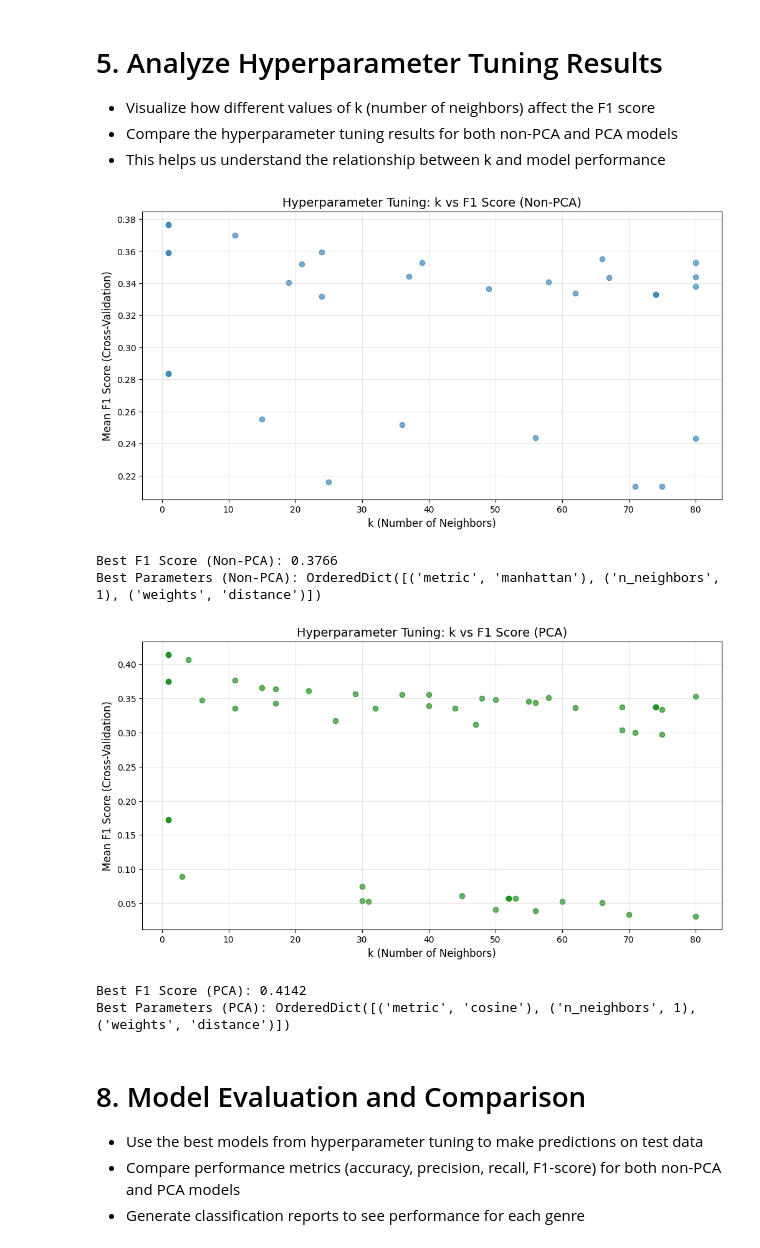
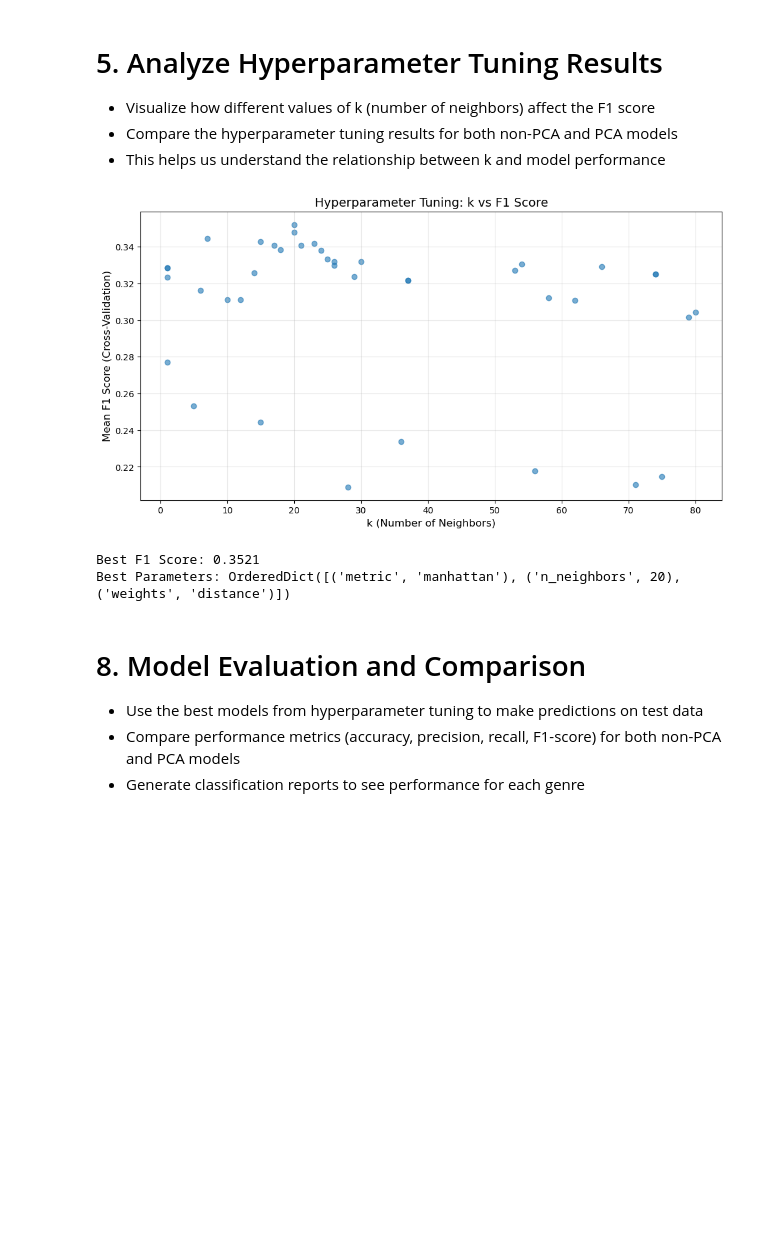
Before and after one commit to AlexGithub3427/music-genre-classification, a Jupyter notebook: Full KNN.ipynb, the cells around one changed output. Drawn from its saved outputs; the diff is of its cells as text; code cells hidden in the pictures; blank space fills up the shorter version.

Commit message:
Re-ran code for full song spectrograms, hyperparameter tuning, updated results section to remove PCA

```diff
--- a/Full KNN.ipynb
+++ b/Full KNN.ipynb
@@ -3,10 +3,10 @@
 # %%
 import numpy as np
 
-X_train = np.load("processed_data/X_train.npy")
-X_test = np.load("processed_data/X_test.npy")
-y_train = np.load("processed_data/y_train.npy")
-y_test = np.load("processed_data/y_test.npy")
+X_train = np.load("processed_data/X_train_full.npy")
+X_test = np.load("processed_data/X_test_full.npy")
+y_train = np.load("processed_data/y_train_full.npy")
+y_test = np.load("processed_data/y_test_full.npy")
 
 print(X_train.shape) # spectrogram is samples, number of mel filters (n_mels), number of time frames
 # need to flatten this as KNN can't take 3D data
@@ -37,7 +37,7 @@ y_test_enc  = le.transform(y_test) # applying transformation only (using the tra
 
 from sklearn.neighbors import KNeighborsClassifier
 
-knn = KNeighborsClassifier(n_neighbors=50) # initializing KNN model with k = 50
+knn = KNeighborsClassifier(n_neighbors=20) # initializing KNN model with k = 50
 
 knn.fit(X_train, y_train_enc) # fitting model on training data
 
@@ -73,7 +95,7 @@ search_space = {
 bayes_search = BayesSearchCV(estimator = knn,
                            search_spaces=search_space,
                            scoring = "f1_macro",
-                           n_iter=30, # the number of hyperparameter combinations to try
+                           n_iter=40, # the number of hyperparameter combinations to try
                            cv = 5,
                            n_jobs=-1, # using all CPU cores to speed up search
                            random_state=42,
@@ -215,44 +159,26 @@ OrderedDict([('metric', 'euclidean'),
 # %%
 import matplotlib.pyplot as plt
 import seaborn as sns
 import pandas as pd
 
 # Extract results from non-PCA hyperparameter search
 cv_results_df = pd.DataFrame(bayes_search.cv_results_)
 
 # Plot k vs F1 Score for non-PCA
 plt.figure(figsize=(12, 6))
 plt.scatter(cv_results_df['param_n_neighbors'], cv_results_df['mean_test_score'], alpha=0.6)
 plt.xlabel('k (Number of Neighbors)', fontsize=12)
 plt.ylabel('Mean F1 Score (Cross-Validation)', fontsize=12)
-plt.title('Hyperparameter Tuning: k vs F1 Score (Non-PCA)', fontsize=14)
+plt.title('Hyperparameter Tuning: k vs F1 Score', fontsize=14)
 plt.grid(True, alpha=0.3)
 plt.show()
 
-print(f"Best F1 Score (Non-PCA): {bayes_search.best_score_:.4f}")
-print(f"Best Parameters (Non-PCA): {bayes_search.best_params_}")
-
-# Extract results from PCA hyperparameter search
-cv_results_pca_df = pd.DataFrame(bayes_search_pca.cv_results_)
-
-# Plot k vs F1 Score for PCA
-plt.figure(figsize=(12, 6))
-plt.scatter(cv_results_pca_df['param_n_neighbors'], cv_results_pca_df['mean_test_score'], alpha=0.6, color='green')
-plt.xlabel('k (Number of Neighbors)', fontsize=12)
-plt.ylabel('Mean F1 Score (Cross-Validation)', fontsize=12)
-plt.title('Hyperparameter Tuning: k vs F1 Score (PCA)', fontsize=14)
-plt.grid(True, alpha=0.3)
-plt.show()
-
-print(f"\nBest F1 Score (PCA): {bayes_search_pca.best_score_:.4f}")
-print(f"Best Parameters (PCA): {bayes_search_pca.best_params_}")
+print(f"Best F1 Score: {bayes_search.best_score_:.4f}")
+print(f"Best Parameters: {bayes_search.best_params_}")
 # %% [output]
-[figure, old version]
+[figure, new version]
-Best F1 Score (Non-PCA): 0.3766
-Best Parameters (Non-PCA): OrderedDict([('metric', 'manhattan'), ('n_neighbors', 1), ('weights', 'distance')])
+Best F1 Score: 0.3521
+Best Parameters: OrderedDict([('metric', 'manhattan'), ('n_neighbors', 20), ('weights', 'distance')])
-[figure, removed]
-Best F1 Score (PCA): 0.4142
-Best Parameters (PCA): OrderedDict([('metric', 'cosine'), ('n_neighbors', 1), ('weights', 'distance')])
 # %% [markdown]
 # 8. Model Evaluation and Comparison
 - Use the best models from hyperparameter tuning to make predictions on test data
```
Also changed, not shown: parts of 15 cells of this notebook.
